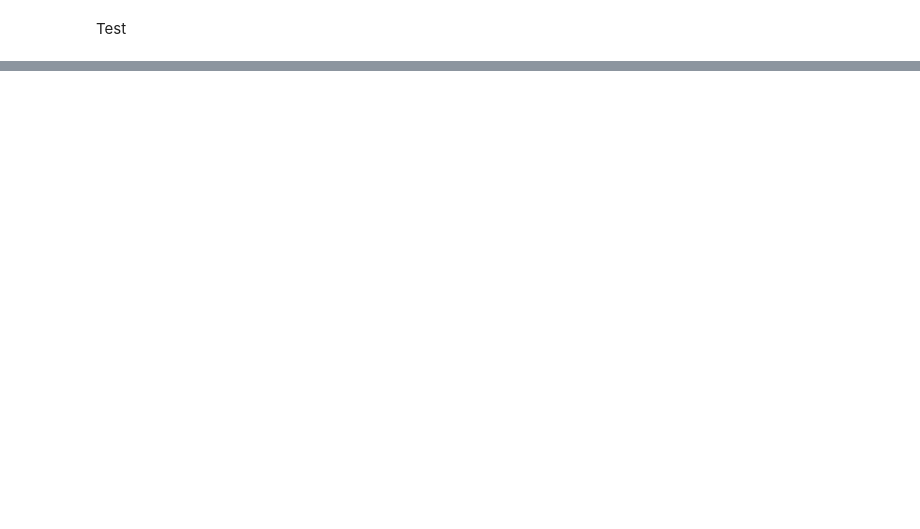
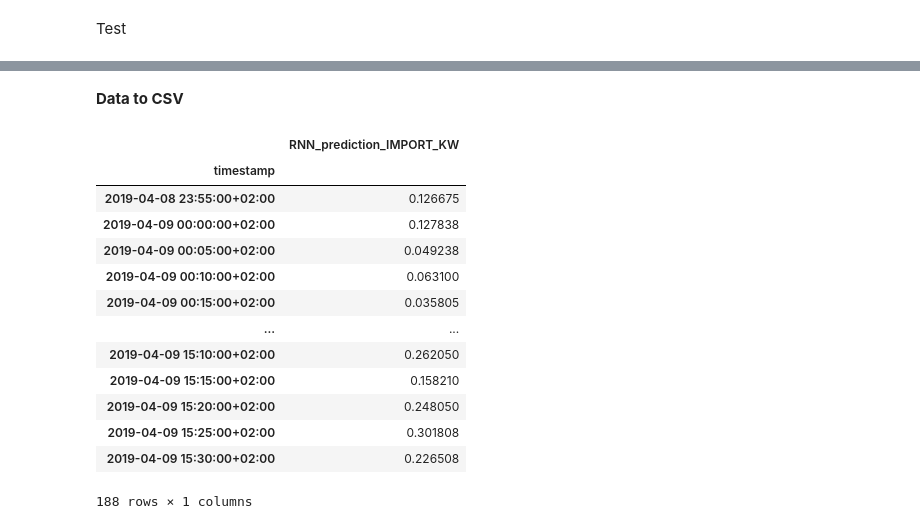
Before and after one commit to LaurensKrook/RenAIssance, a Jupyter notebook: Final/Final Import.ipynb, the cells around one changed output, grey strips where cells are left out. Drawn from its saved outputs; the diff is of its cells as text; code cells hidden in the pictures; blank space fills up the shorter version.

```diff
--- a/Final/Final Import.ipynb
+++ b/Final/Final Import.ipynb
@@ -181,0 +163,24 @@ print(rmse_test)
+# %% [markdown]
+**Data to CSV**
+# %%
+data = y_test_pred_model
+df_prediction = pd.DataFrame(data, columns = ['RNN_prediction_IMPORT_KW'])
+df_prediction['timestamp'] = pd.date_range(start=train.index[-1], periods=len(df_prediction), freq='5T')
+df_prediction.set_index('timestamp', inplace = True)
+df_prediction.index= pd.to_datetime(df_prediction.index)
+df_prediction
+# %% [output]
+|  | RNN_prediction_IMPORT_KW |
+| timestamp |  |
+| 2019-04-08 23:55:00+02:00 | 0.126675 |
+| 2019-04-09 00:00:00+02:00 | 0.127838 |
+| 2019-04-09 00:05:00+02:00 | 0.049238 |
+| 2019-04-09 00:10:00+02:00 | 0.063100 |
+| 2019-04-09 00:15:00+02:00 | 0.035805 |
+| ... | ... |
+| 2019-04-09 15:10:00+02:00 | 0.262050 |
+| 2019-04-09 15:15:00+02:00 | 0.158210 |
+| 2019-04-09 15:20:00+02:00 | 0.248050 |
+| 2019-04-09 15:25:00+02:00 | 0.301808 |
+| 2019-04-09 15:30:00+02:00 | 0.226508 |
+188 rows × 1 columns
```
Also changed, not shown: parts of 17 cells of this notebook, 6 other files.
